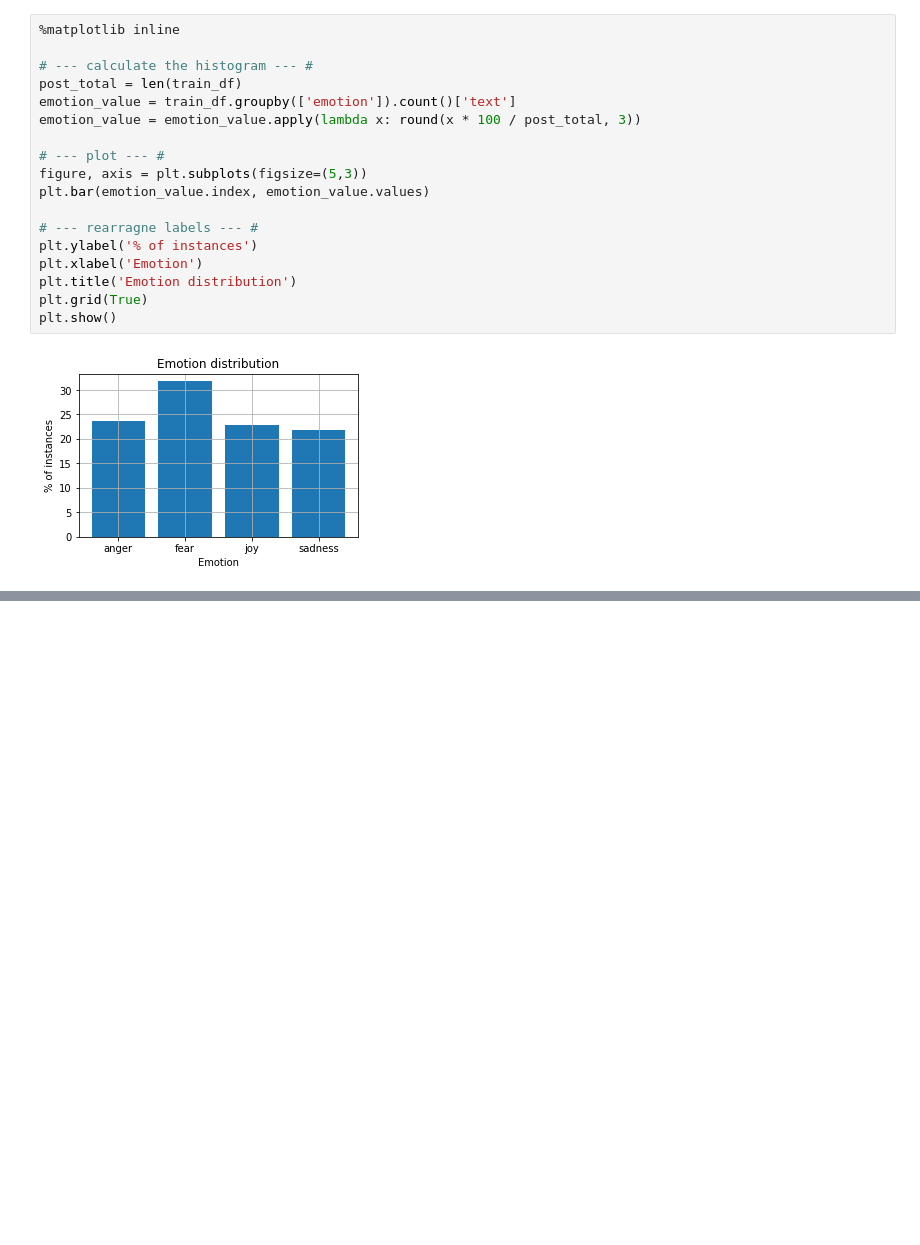
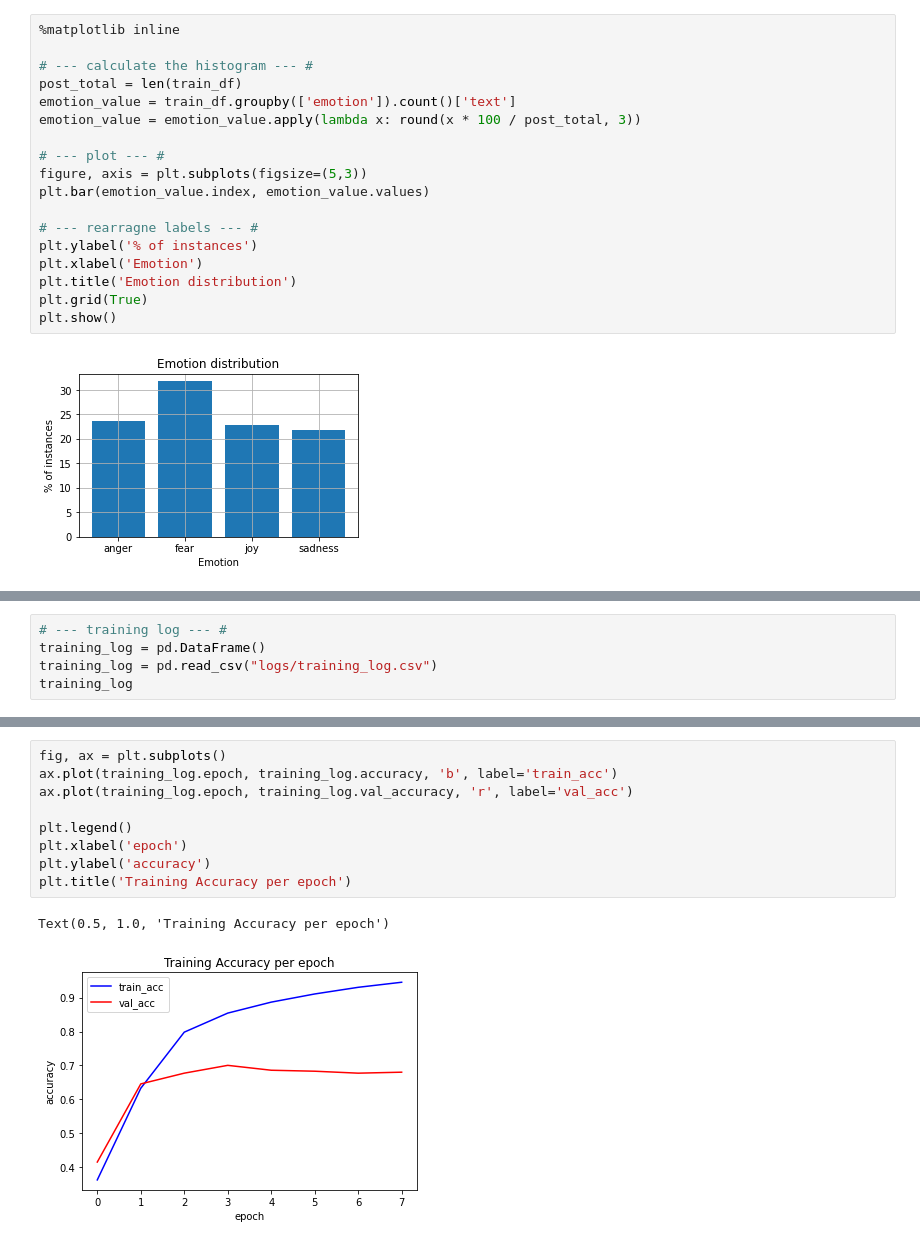
Before and after one commit to YiHungChen/DM2021-Lab2-HW2, a Jupyter notebook: DM2021-Lab2-Homework.ipynb, the cells around one changed output, grey strips where cells are left out. Drawn from its saved outputs; the diff is of its cells as text; blank space fills up the shorter version.

```diff
--- a/DM2021-Lab2-Homework.ipynb
+++ b/DM2021-Lab2-Homework.ipynb
@@ -173,0 +631,5 @@ plt.show()
+# %%
+# --- training log --- #
+training_log = pd.DataFrame()
+training_log = pd.read_csv("logs/training_log.csv")
+training_log
@@ -173,0 +655,12 @@ plt.show()
+# %%
+fig, ax = plt.subplots()
+ax.plot(training_log.epoch, training_log.accuracy, 'b', label='train_acc')
+ax.plot(training_log.epoch, training_log.val_accuracy, 'r', label='val_acc')
+
+plt.legend()
+plt.xlabel('epoch')
+plt.ylabel('accuracy')
+plt.title('Training Accuracy per epoch')
+# %% [output]
+Text(0.5, 1.0, 'Training Accuracy per epoch')
+[figure, added]
```
Also changed, not shown: parts of 68 cells of this notebook, 4 other files.
